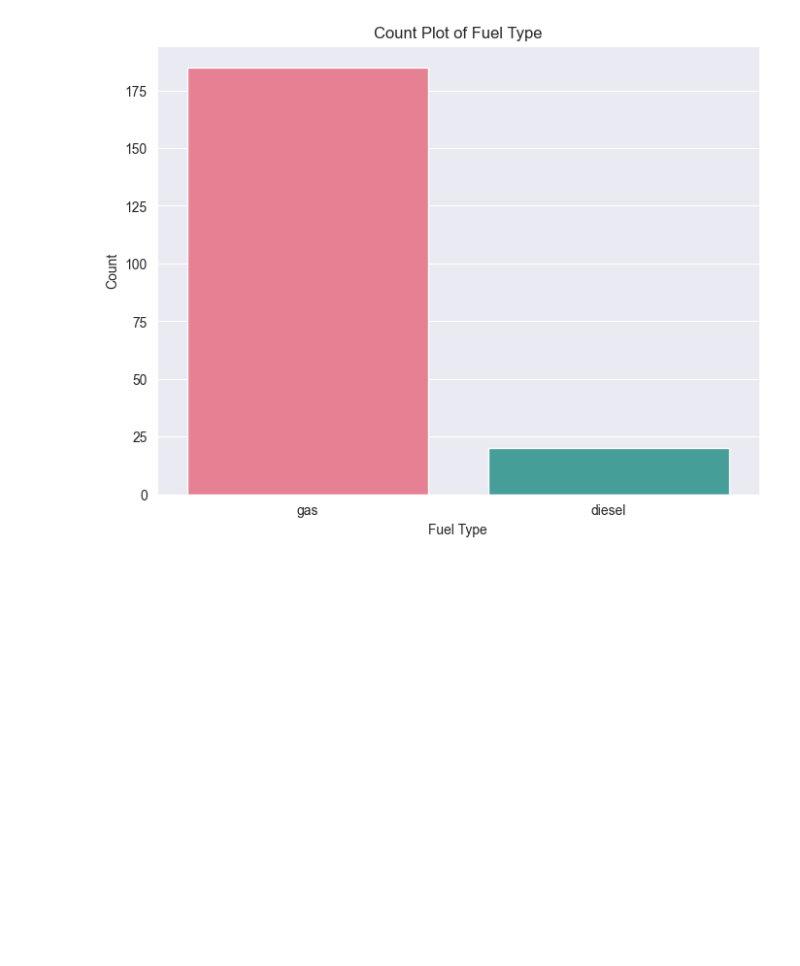
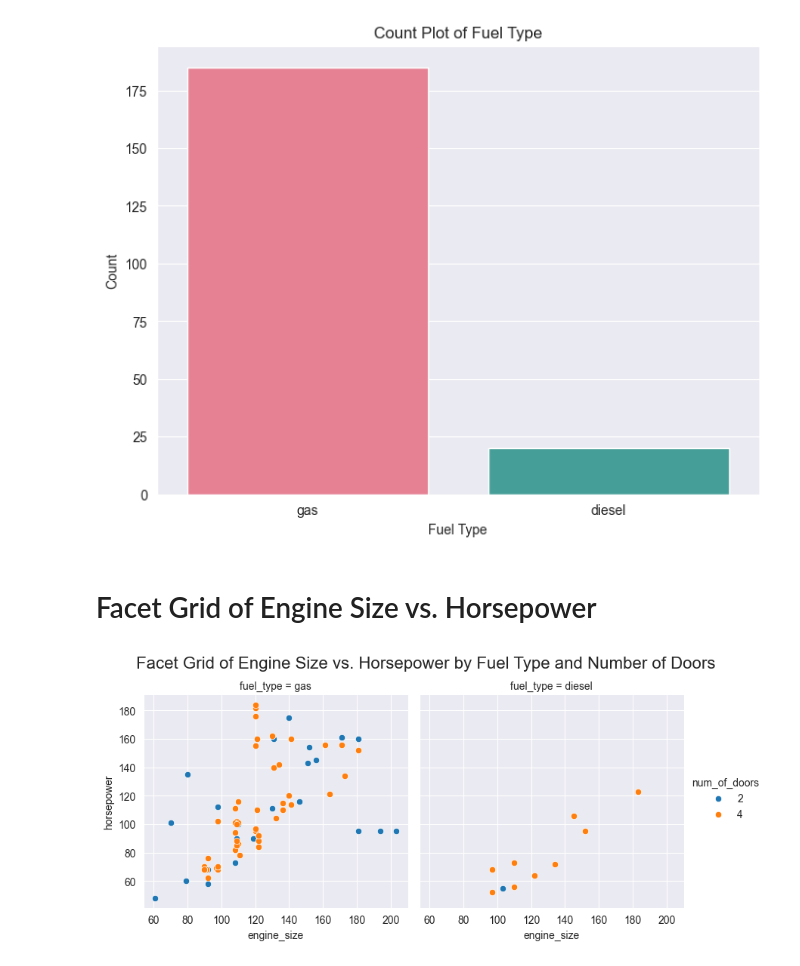
Before and after one commit to mohammadreza-mohammadi94/DataAnalysis-And-MachineLearning, a Jupyter notebook: Automobile Dataset/Automobile.ipynb, the cells around one changed output. Cells and saved outputs as stored; diff of their text form; code cells hidden in the pictures; blank space fills up the shorter version.

```diff
--- a/Automobile Dataset/Automobile.ipynb
+++ b/Automobile Dataset/Automobile.ipynb
@@ -521,3 +543,14 @@ plt.ylabel('Count')
 plt.show()
 # %% [output]
 [figure]
+# %% [markdown]
+# Facet Grid of Engine Size vs. Horsepower
+# %%
+g = sns.FacetGrid(df, col='fuel_type', hue='num_of_doors', height=4)
+g.map(sns.scatterplot, 'engine_size', 'horsepower')
+g.add_legend()
+plt.subplots_adjust(top=0.85)
+plt.suptitle('Facet Grid of Engine Size vs. Horsepower by Fuel Type and Number of Doors', fontsize=16)
+plt.show()
+# %% [output]
+[figure, added]
```
Also changed, not shown: parts of 14 cells of this notebook.
